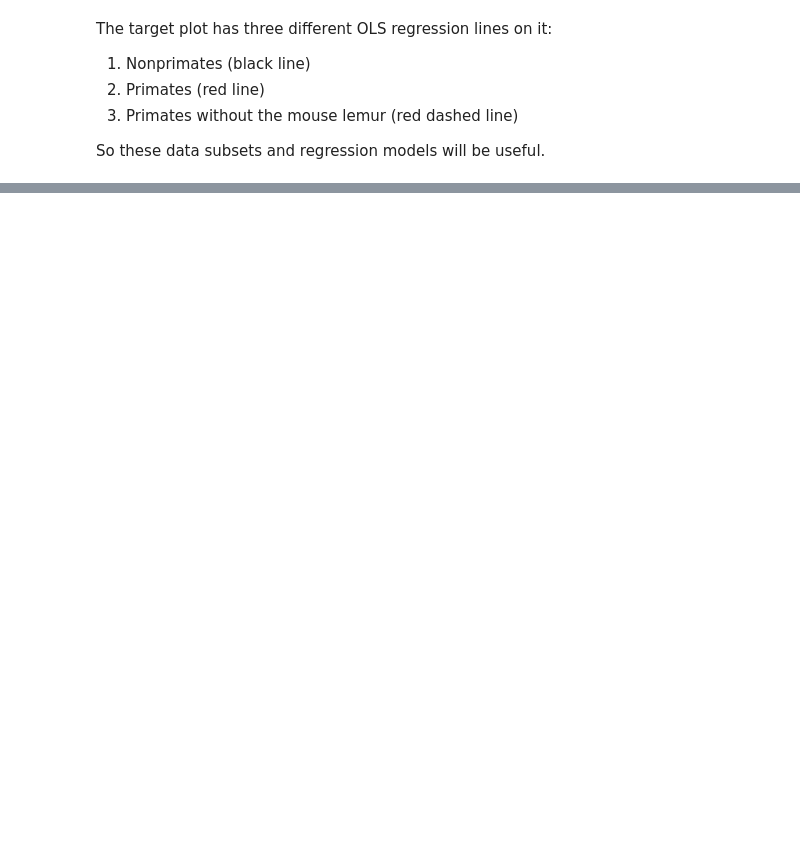
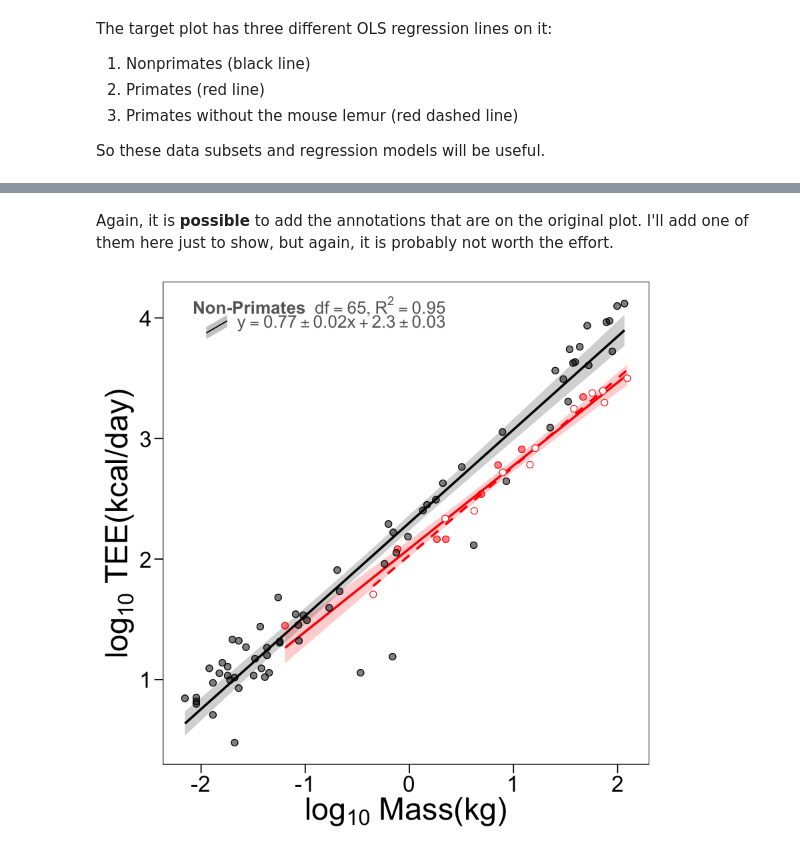
Before and after one commit to ryanraaum/bioanth-plots, a Jupyter notebook: Energy Expenditure in R.ipynb, the cells around one changed output, grey strips where cells are left out. Saved outputs shown, nothing was run; the diff lists cells and outputs as text; code cells hidden in the pictures; blank space fills up the shorter version.

```diff
--- a/Energy Expenditure in R.ipynb
+++ b/Energy Expenditure in R.ipynb
@@ -213,0 +293,27 @@ legend('topleft', bty='n', pch=NA, text.col='grey40', cex=1.2,
+# %% [markdown]
+Again, it is **possible** to add the annotations that are on the original plot. I'll add one of them here just to show, but again, it is probably not worth the effort.
+# %%
+# will add the non primates model fit information, so as before
+# starting location
+x0 = 0.35; y0 = 4.1
+
+# set up the labels ahead of time; all of the numbers (np_df, etc.) are from above in the base R example
+# setting up the text for the labels is a little different as the symbols will be parsed while plotting
+lab1 = paste("bold('Non-Primates ') ~ list(df == ", np_df, ", R^2 == ", np_r2, ")")
+lab2 = paste("y == ", np_b1, "%+-%", np_e1, "*x + ", np_b0, "%+-%", np_e0)
+both = paste(lab1, "\n", lab2)
+
+# add the labels to the plot
+plt = plt + annotate("text", x=x0, y=y0, hjust=1, label=lab1, parse=T,
+                     size=theme_get()$text[["size"]]/2, color='grey40') +
+            annotate("text", x=x0, y=y0-txthght, hjust=1, label=lab2, parse=T,
+                     size=theme_get()$text[["size"]]/2, color='grey40') +
+            annotate("polygon", fill="grey80",
+                     x=c(-1.95, -1.75, -1.75, -1.95),
+                     y=c(3.925, 4.025, 3.925, 3.825)) +
+            annotate("line", x=c(-1.95, -1.75), y=c(3.875, 3.975))
+
+# show the plot
+plt
+# %% [output]
+[figure, added]
```
Also changed, not shown: parts of 17 cells of this notebook.
